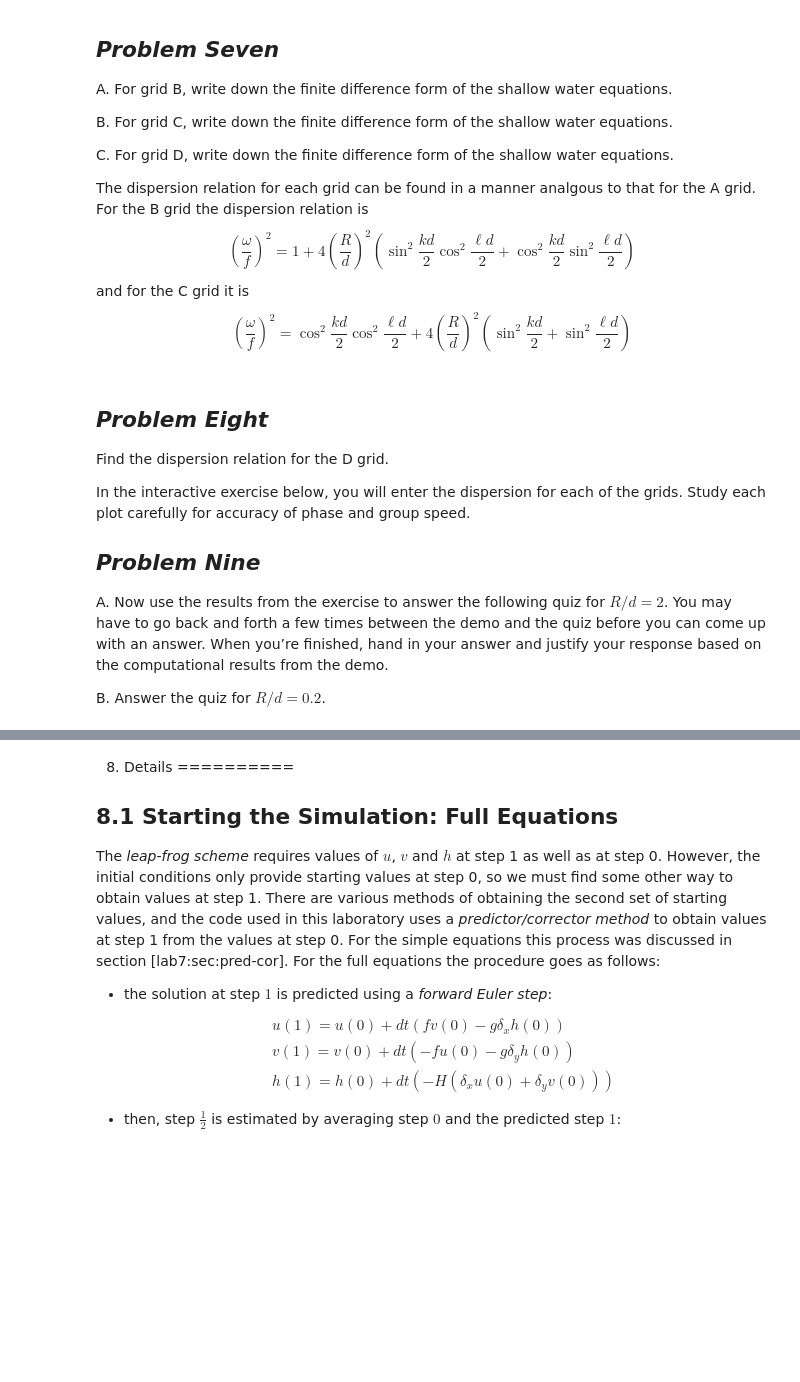
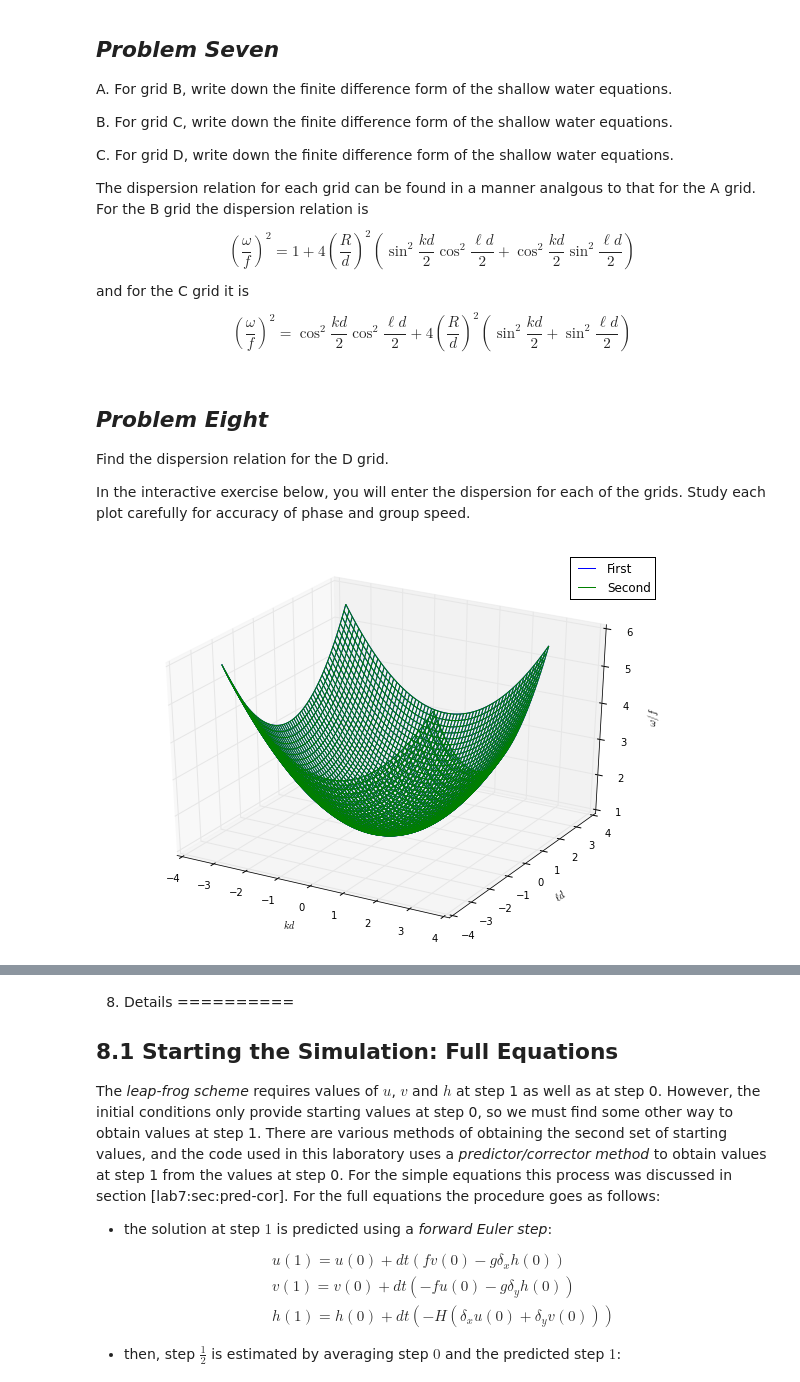
Before and after one commit to timothya87/numeric, a Jupyter notebook: lab7/Lab_7.ipynb, the cells around one changed output, grey strips where cells are left out. Saved outputs shown, nothing was run; the diff lists cells and outputs as text; code cells hidden in the pictures; blank space fills up the shorter version.

Commit message:
With all the Lab 7b demos etc added.

```diff
--- a/lab7/Lab_7.ipynb
+++ b/lab7/Lab_7.ipynb
@@ -1025,15 +1037,13 @@ Find the dispersion relation for the D grid.
 In the interactive exercise below, you will enter the dispersion for
 each of the grids. Study each plot carefully for accuracy of phase and
 group speed.
-
-*Problem Nine*
--------------
-[lab7:prob:accuracy]:(#Problem-Nine)
-
-A.  Now use the results from the exercise to answer the following quiz
-    for $R/d = 2$. You may have to go back and forth a few times between
-    the demo and the quiz before you can come up with an answer. When
-    you’re finished, hand in your answer and justify your response based
-    on the computational results from the demo.
-
-B.  Answer the quiz for $R/d = 0.2$.
+# %%
+def disp_analytic(kd, ld, Rod=0.5):
+    Omegaof = 1 + Rod**2 * (kd**2 + ld**2)
+    return Omegaof
+# define disp_A, disp_B, disp_C here and run the cell
+# %%
+# replace the second disp_analytic with one of your numerical dispersion functions, e.g. disp_A
+dispersion_2d.dispersion_2d(disp_analytic, disp_analytic, Rod=0.5)
+# %% [output]
+[figure, added]
```
Also changed, not shown: parts of 5 cells of this notebook.
